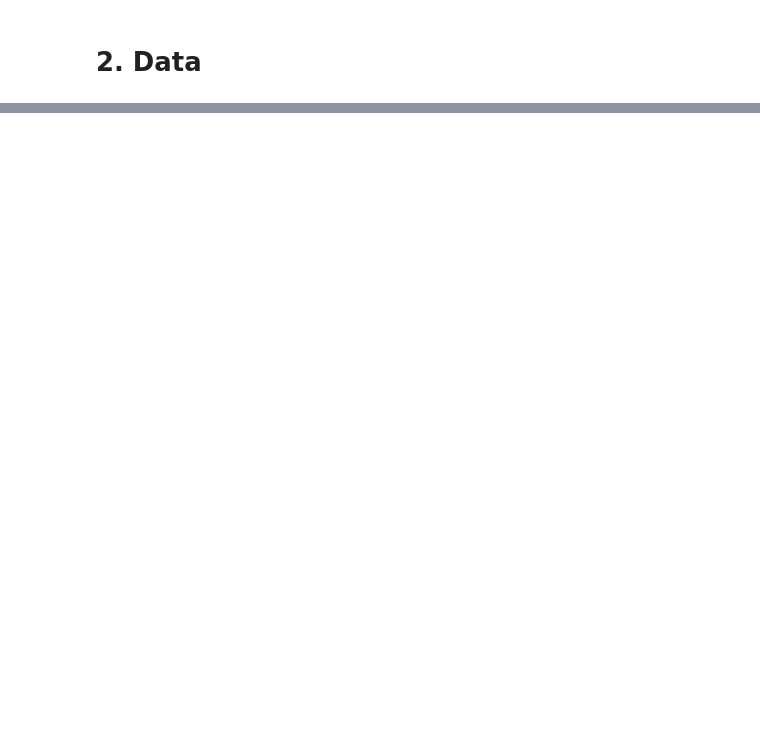
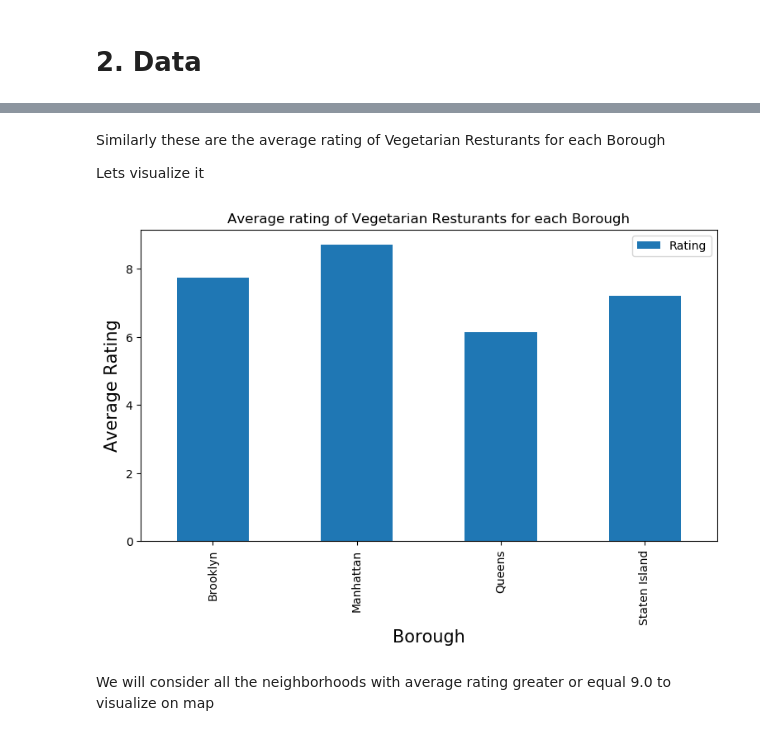
Before and after one commit to phuocph2/Capstone-Project, a Jupyter notebook: Capstone-Project.ipynb, the cells around one changed output, grey strips where cells are left out. Saved outputs shown, nothing was run; the diff lists cells and outputs as text; code cells hidden in the pictures; blank space fills up the shorter version.

```diff
--- a/Capstone-Project.ipynb
+++ b/Capstone-Project.ipynb
@@ -25,0 +388,4 @@ The Methodology section will describe the main components of our analysis and pr
+# %%
+vegetarian_rest_stats_ny['Likes']=vegetarian_rest_stats_ny['Likes'].astype('float64')
+# %%
+vegetarian_rest_stats_ny['Tips']=vegetarian_rest_stats_ny['Tips'].astype('float64')
@@ -25,0 +477,22 @@ The Methodology section will describe the main components of our analysis and pr
+# %% [markdown]
+Similarly these are the average rating of Vegetarian Resturants for each Borough
+
+Lets visualize it
+# %%
+plt.figure(figsize=(9,5), dpi = 100)
+# title
+plt.title('Average rating of Vegetarian Resturants for each Borough')
+#On x-axis
+plt.xlabel('Borough', fontsize = 15)
+#On y-axis
+plt.ylabel('Average Rating', fontsize=15)
+#giving a bar plot
+vegetarian_rest_stats_ny.groupby('Borough').mean()['Rating'].plot(kind='bar')
+#legend
+plt.legend()
+#displays the plot
+plt.show()
+# %% [output]
+[figure, added]
+# %% [markdown]
+We will consider all the neighborhoods with average rating greater or equal 9.0 to visualize on map
```
Also changed, not shown: parts of 72 cells of this notebook.
